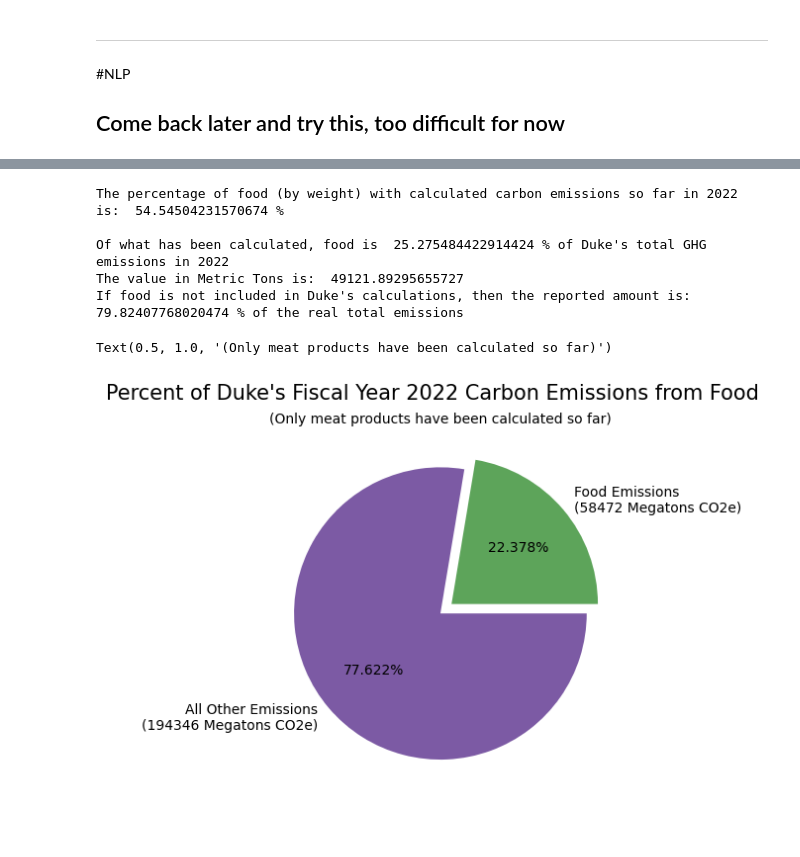
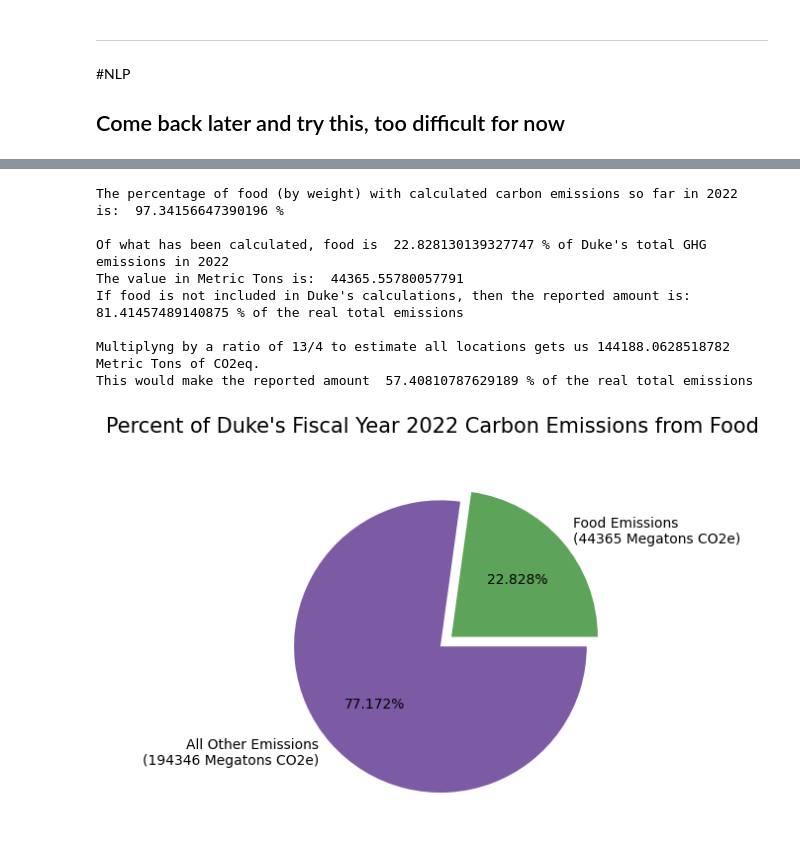
Before and after one commit to ethansong206/Climate-Plus-Project, a Jupyter notebook: DataCleaning.ipynb, the cells around one changed output, grey strips where cells are left out. Drawn from its saved outputs; the diff is of its cells as text; code cells hidden in the pictures.

Commit message:
Calculations basically done, start more analysis or refine numbers next

```diff
--- a/DataCleaning.ipynb
+++ b/DataCleaning.ipynb
@@ -593,30 +675,34 @@ print('')
 print("Of what has been calculated, food is ", total_food_emissions_2022 / total_duke_emissions_2022 * 100, "% of Duke's total GHG emissions in 2022")
 print("The value in Metric Tons is: ", total_food_emissions_2022 / 1000)
 print("If food is not included in Duke's calculations, then the reported amount is: ", total_duke_emissions_2022 / (total_duke_emissions_2022 + total_food_emissions_2022) * 100, "% of the real total emissions")
+print('')
+print("Multiplyng by a ratio of 13/4 to estimate all locations gets us", total_food_emissions_2022 * (13/4) / 1000, "Metric Tons of CO2eq.")
+print("This would make the reported amount ", total_duke_emissions_2022 / (total_duke_emissions_2022 + total_food_emissions_2022 * (13/4)) * 100, "% of the real total emissions")
 # %% [output]
-The percentage of food (by weight) with calculated carbon emissions so far in 2022 is:  54.54504231570674 %
+The percentage of food (by weight) with calculated carbon emissions so far in 2022 is:  97.34156647390196 %
 
-Of what has been calculated, food is  25.275484422914424 % of Duke's total GHG emissions in 2022
-The value in Metric Tons is:  49121.89295655727
-If food is not included in Duke's calculations, then the reported amount is:  79.82407768020474 % of the real total emissions
+Of what has been calculated, food is  22.828130139327747 % of Duke's total GHG emissions in 2022
+The value in Metric Tons is:  44365.55780057791
+If food is not included in Duke's calculations, then the reported amount is:  81.41457489140875 % of the real total emissions
+
+Multiplyng by a ratio of 13/4 to estimate all locations gets us 144188.0628518782 Metric Tons of CO2eq.
+This would make the reported amount  57.40810787629189 % of the real total emissions
 # %%
 #@title Visualize
-data = [22.378, 77.622]
+data = [22.828, 77.172]
 explode = [0.1, 0]
-keys = ['Food Emissions\n(58472 Megatons CO2e)', \
+keys = ['Food Emissions\n(44365 Megatons CO2e)', \
         'All Other Emissions\n(194346 Megatons CO2e)']
 
 colors = ['#5da45a', '#7c5aa4']
 
 plt.pie(data, labels=keys, colors=colors, autopct='%.3f%%', \
         explode = explode)
 plt.suptitle('Percent of Duke\'s Fiscal Year 2022 Carbon Emissions from Food', fontsize = 15)
-plt.title('(Only meat products have been calculated so far)', fontsize = 10)
 
-#plt.show()
+plt.show()
 # %% [output]
-Text(0.5, 1.0, '(Only meat products have been calculated so far)')
-[figure, old version]
+[figure, new version]
 # %%
 #DD22.to_csv('DD22.csv', encoding = 'utf-8-sig')
 #files.download('DD22.csv')
```
Also changed, not shown: parts of 7 cells of this notebook.
